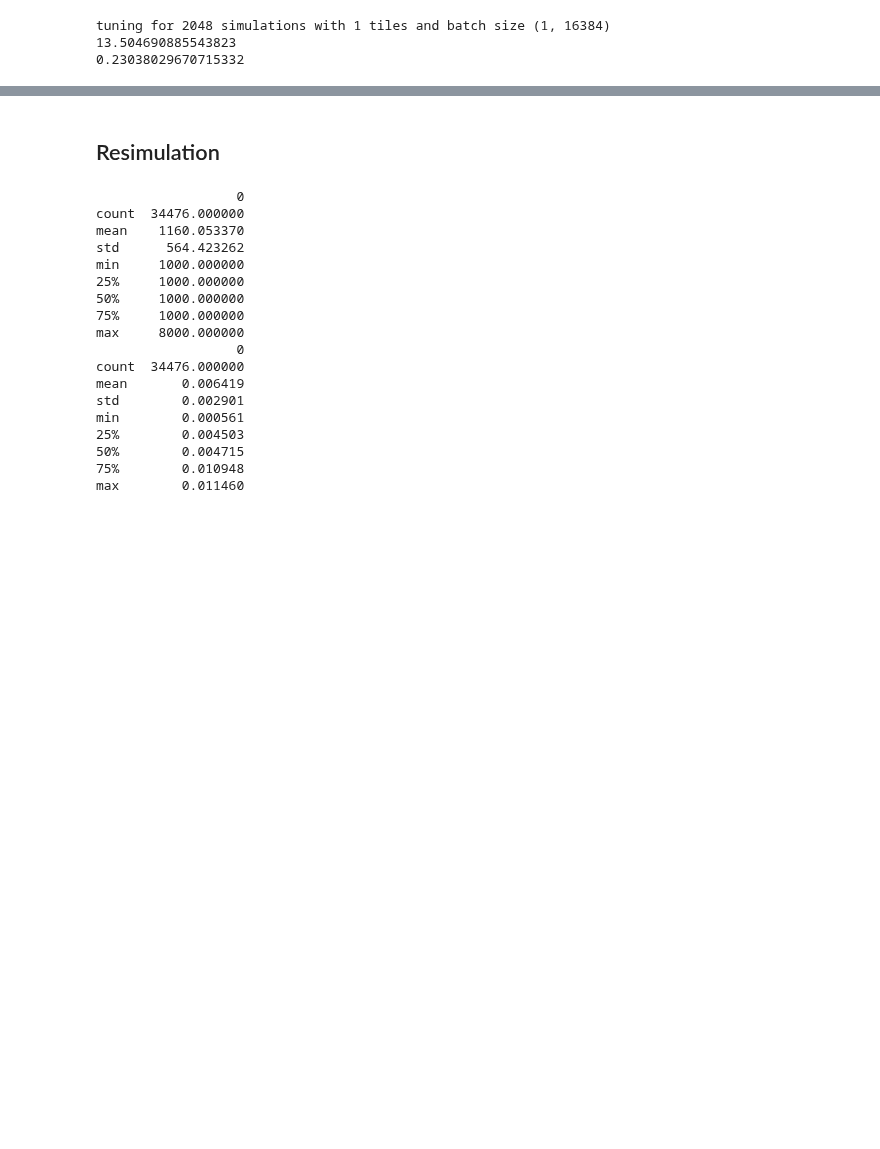
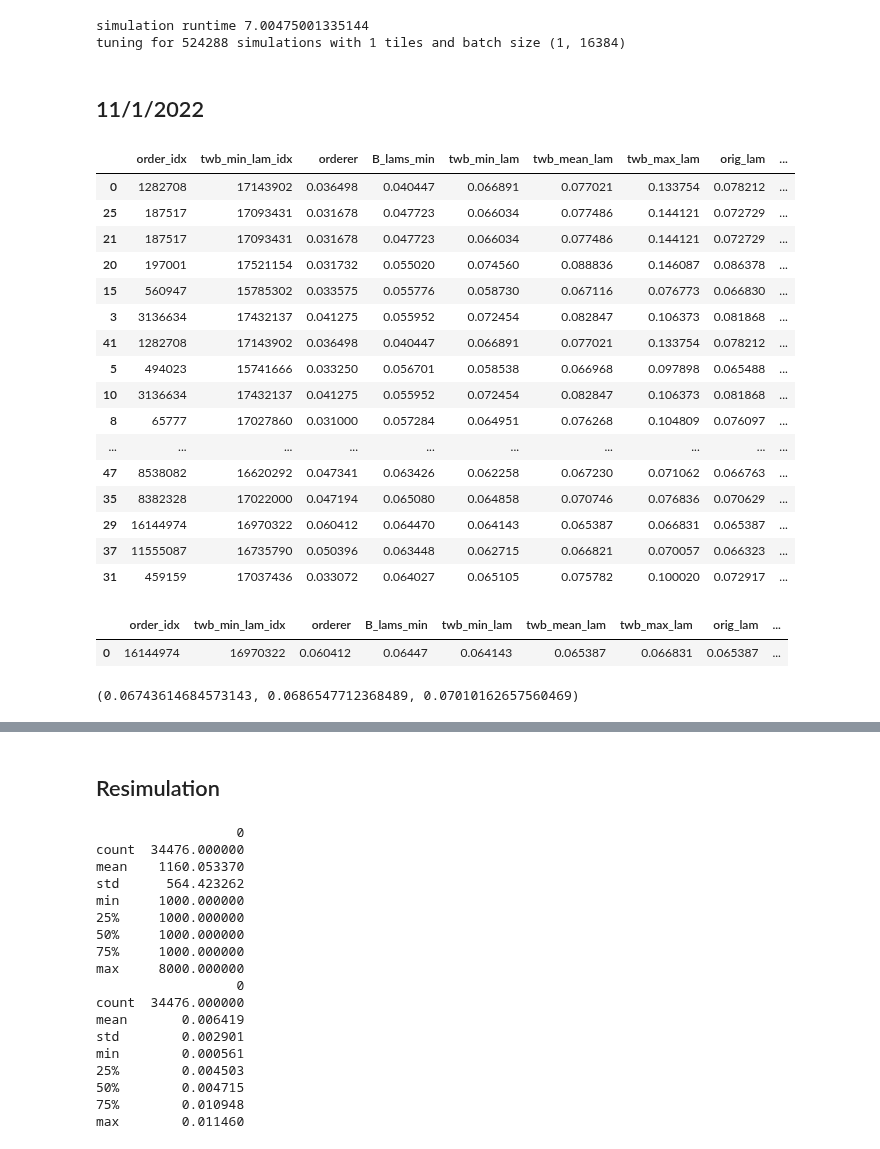
Before and after one commit to Confirm-Solutions/confirmasaurus, a Jupyter notebook: research/adagrid/inspector.ipynb, the cells around one changed output, grey strips where cells are left out. Drawn from its saved outputs; the diff is of its cells as text; code cells hidden in the pictures; blank space fills up the shorter version.

Commit message:
Inspector upgrades and a criterion that includes twb_mean_lam.

```diff
--- a/research/adagrid/inspector.ipynb
+++ b/research/adagrid/inspector.ipynb
@@ -156,6 +50,9 @@ np.sum(S.twb_min_lam < np.min(S.twb_max_lam)) / 1e6
-# %%
-cr = Criterion(lei_obj, P, S, D)
-# %% [output]
-tuning for 2048 simulations with 1 tiles and batch size (1, 16384)
-13.504690885543823
-0.23038029670715332
+# %%
+cr = Criterion(lei_obj, P, S, D)
+assert S.twb_max_lam[cr.twb_worst_tile] == np.min(S.twb_max_lam)
+assert S.twb_min_lam[cr.twb_worst_tile] == np.min(S.twb_min_lam[cr.ties])
+# %% [output]
+simulation runtime 7.00475001335144
+tuning for 524288 simulations with 1 tiles and batch size (1, 16384)
+# %% [markdown]
+## 11/1/2022
@@ -162 +71,47 @@ tuning for 2048 simulations with 1 tiles and batch size (1, 16384)
+# %%
+from IPython.display import display
+def tile_report(idxs):
+    return pd.DataFrame(
+        dict(
+            order_idx=np.searchsorted(cr.sorted_orderer, cr.orderer[idxs]),
+            twb_min_lam_idx=np.searchsorted(cr.sorted_orderer, S.twb_min_lam[idxs]),
+            orderer=cr.orderer[idxs],
+            B_lams_min=S.B_lam[idxs].min(axis=1),
+            twb_min_lam=S.twb_min_lam[idxs],
+            twb_mean_lam=S.twb_mean_lam[idxs],
+            twb_max_lam=S.twb_max_lam[idxs],
+            orig_lam=S.orig_lam[idxs],
+            sim_size=S.sim_sizes[idxs],
+            alpha0=S.alpha0[idxs],
+            alpha_cost=cr.alpha_cost[idxs]
+        )
+    )
+rpt = tile_report(cr.B_lamss_idx)
+rpt['B_lamss'] = cr.B_lamss
+rpt.sort_values('B_lamss')
+# %% [output]
+|  | order_idx | twb_min_lam_idx | orderer | B_lams_min | twb_min_lam | twb_mean_lam | twb_max_lam | orig_lam | ... |
+| 0 | 1282708 | 17143902 | 0.036498 | 0.040447 | 0.066891 | 0.077021 | 0.133754 | 0.078212 | ... |
+| 25 | 187517 | 17093431 | 0.031678 | 0.047723 | 0.066034 | 0.077486 | 0.144121 | 0.072729 | ... |
+| 21 | 187517 | 17093431 | 0.031678 | 0.047723 | 0.066034 | 0.077486 | 0.144121 | 0.072729 | ... |
+| 20 | 197001 | 17521154 | 0.031732 | 0.055020 | 0.074560 | 0.088836 | 0.146087 | 0.086378 | ... |
+| 15 | 560947 | 15785302 | 0.033575 | 0.055776 | 0.058730 | 0.067116 | 0.076773 | 0.066830 | ... |
+| 3 | 3136634 | 17432137 | 0.041275 | 0.055952 | 0.072454 | 0.082847 | 0.106373 | 0.081868 | ... |
+| 41 | 1282708 | 17143902 | 0.036498 | 0.040447 | 0.066891 | 0.077021 | 0.133754 | 0.078212 | ... |
+| 5 | 494023 | 15741666 | 0.033250 | 0.056701 | 0.058538 | 0.066968 | 0.097898 | 0.065488 | ... |
+| 10 | 3136634 | 17432137 | 0.041275 | 0.055952 | 0.072454 | 0.082847 | 0.106373 | 0.081868 | ... |
+| 8 | 65777 | 17027860 | 0.031000 | 0.057284 | 0.064951 | 0.076268 | 0.104809 | 0.076097 | ... |
+| ... | ... | ... | ... | ... | ... | ... | ... | ... | ... |
+| 47 | 8538082 | 16620292 | 0.047341 | 0.063426 | 0.062258 | 0.067230 | 0.071062 | 0.066763 | ... |
+| 35 | 8382328 | 17022000 | 0.047194 | 0.065080 | 0.064858 | 0.070746 | 0.076836 | 0.070629 | ... |
+| 29 | 16144974 | 16970322 | 0.060412 | 0.064470 | 0.064143 | 0.065387 | 0.066831 | 0.065387 | ... |
+| 37 | 11555087 | 16735790 | 0.050396 | 0.063448 | 0.062715 | 0.066821 | 0.070057 | 0.066323 | ... |
+| 31 | 459159 | 17037436 | 0.033072 | 0.064027 | 0.065105 | 0.075782 | 0.100020 | 0.072917 | ... |
+# %%
+display(tile_report([cr.twb_worst_tile]))
+cr.twb_worst_tile_lam_min, cr.twb_worst_tile_lam_mean, cr.twb_worst_tile_lam_max
+# %% [output]
+|  | order_idx | twb_min_lam_idx | orderer | B_lams_min | twb_min_lam | twb_mean_lam | twb_max_lam | orig_lam | ... |
+| 0 | 16144974 | 16970322 | 0.060412 | 0.06447 | 0.064143 | 0.065387 | 0.066831 | 0.065387 | ... |
+(0.06743614684573143, 0.0686547712368489, 0.07010162657560469)
 # %%
```
Also changed, not shown: parts of 50 cells of this notebook, 2 other files.
